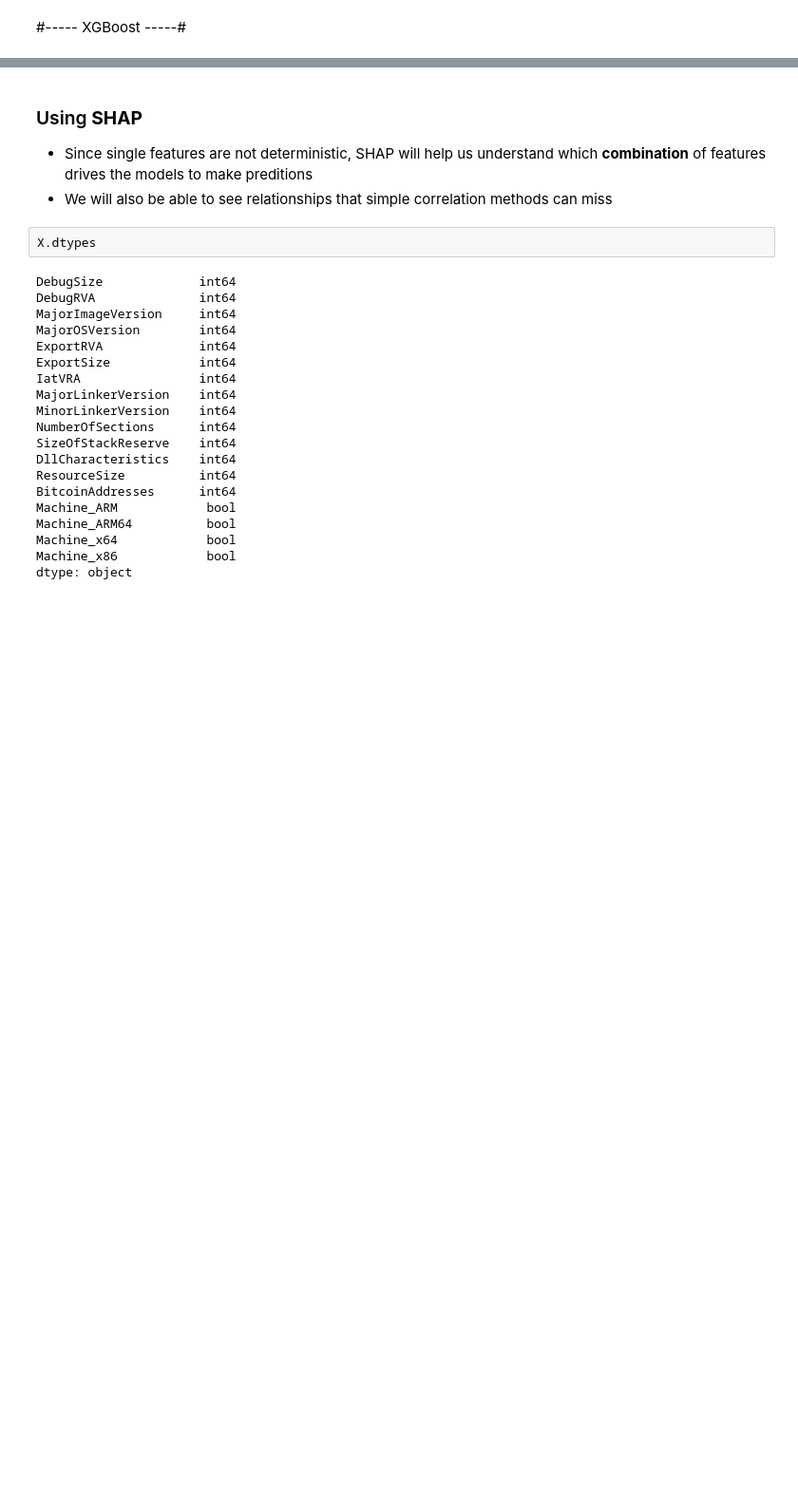
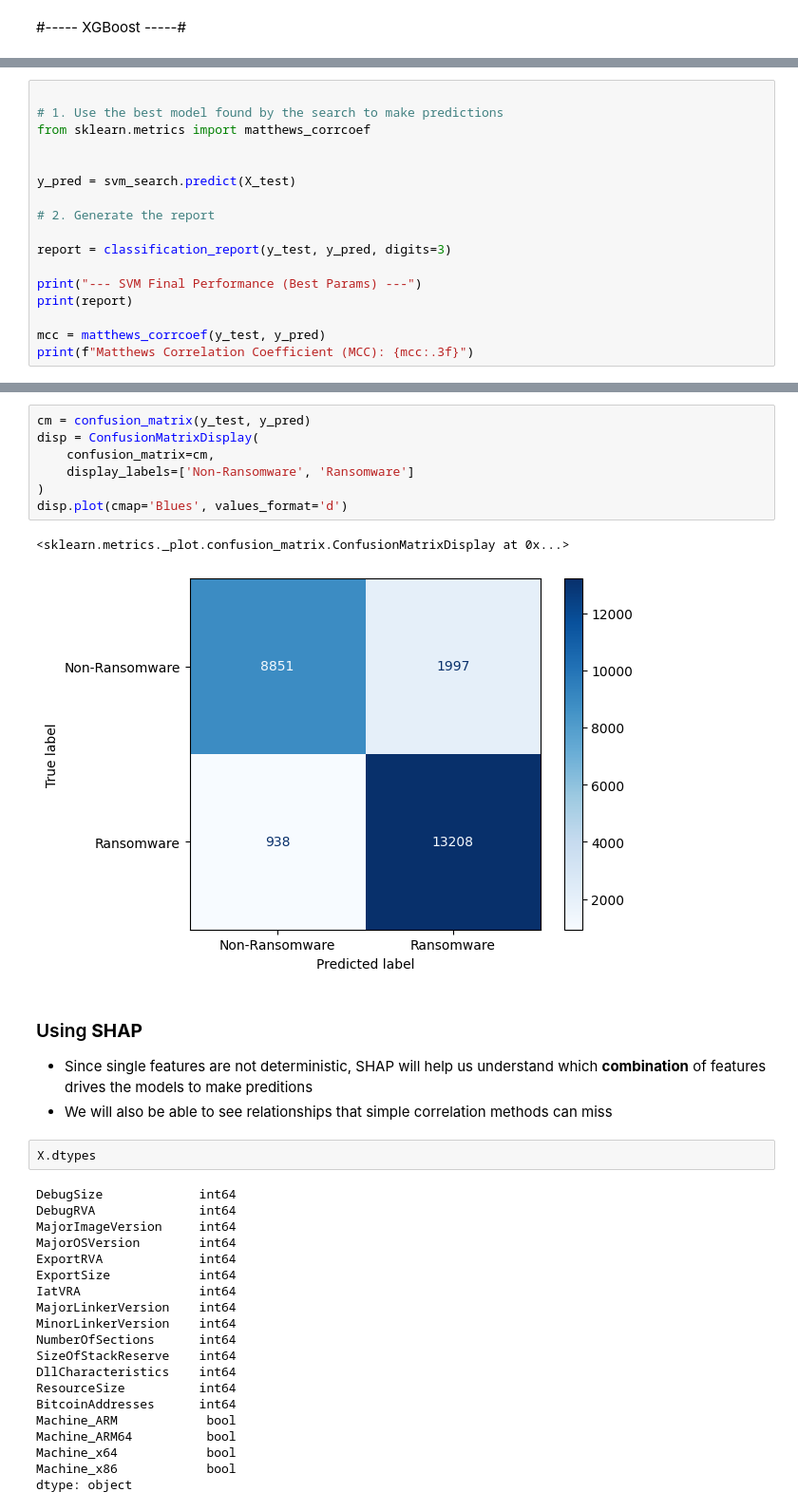
Before and after one commit to gaby-byb/ransomware-detection-ml, a Jupyter notebook: ransom_vs_benign.ipynb, the cells around one changed output, grey strips where cells are left out. Shown at 95% size. Cells and saved outputs as stored; diff of their text form; blank space fills up the shorter version.

```diff
--- a/ransom_vs_benign.ipynb
+++ b/ransom_vs_benign.ipynb
@@ -494,0 +611,17 @@ weighted avg       0.98      0.98      0.98     24994
+# %%
+
+# 1. Use the best model found by the search to make predictions
+from sklearn.metrics import matthews_corrcoef
+
+
+y_pred = svm_search.predict(X_test)
+
+# 2. Generate the report
+
+report = classification_report(y_test, y_pred, digits=3)
+
+print("--- SVM Final Performance (Best Params) ---")
+print(report)
+
+mcc = matthews_corrcoef(y_test, y_pred)
+print(f"Matthews Correlation Coefficient (MCC): {mcc:.3f}")
@@ -495,3 +640,13 @@ weighted avg       0.98      0.98      0.98     24994
+# %%
+cm = confusion_matrix(y_test, y_pred)
+disp = ConfusionMatrixDisplay(
+    confusion_matrix=cm,
+    display_labels=['Non-Ransomware', 'Ransomware']
+)
+disp.plot(cmap='Blues', values_format='d')
+# %% [output]
+<sklearn.metrics._plot.confusion_matrix.ConfusionMatrixDisplay at 0x...>
+[figure, added]
 # %% [markdown]
 ### Using **SHAP**
 
```
Also changed, not shown: parts of 15 cells of this notebook, 20 other files.
